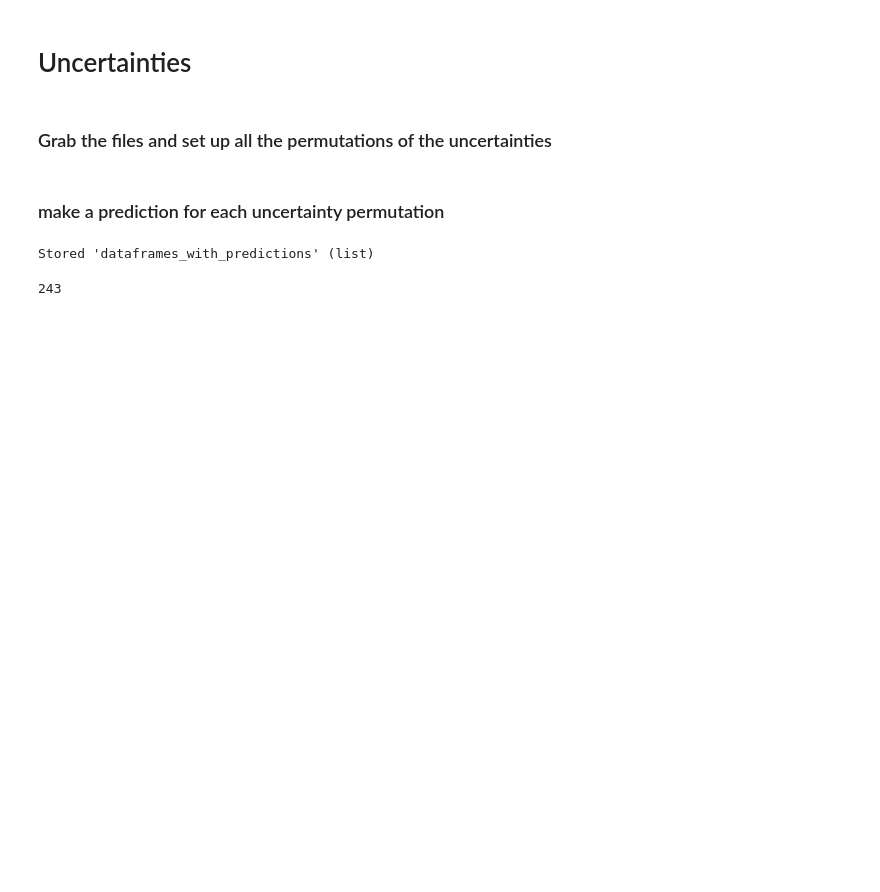
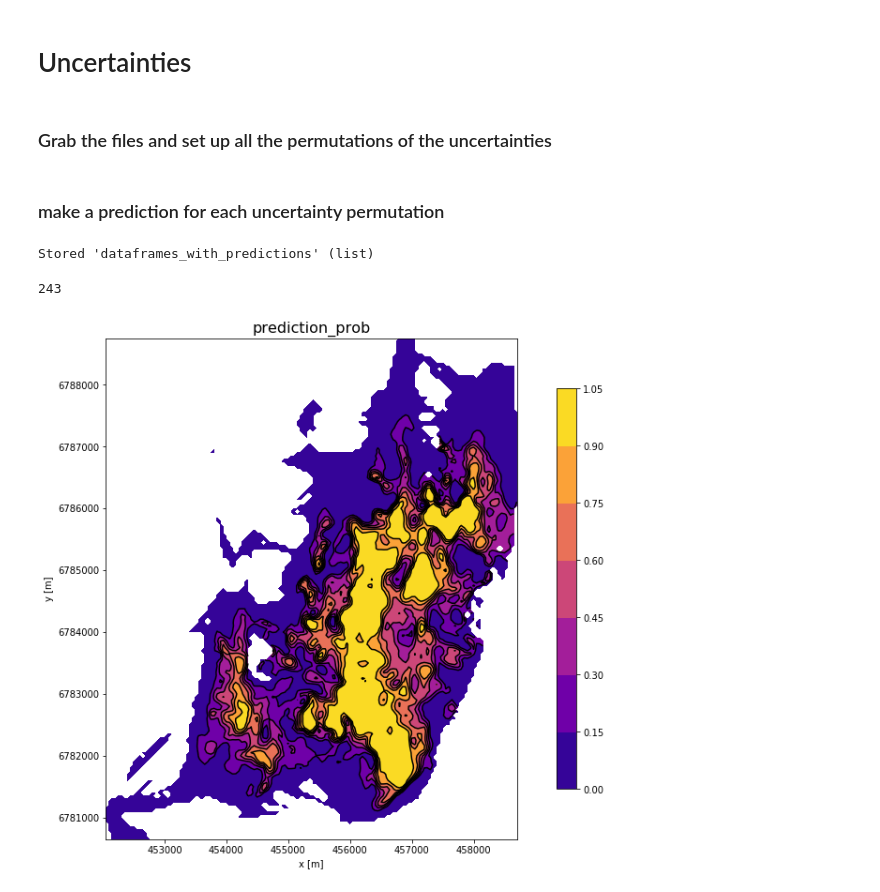
Before and after one commit to Nozziel/OGA2018_SweetSpotPrediction, a Jupyter notebook: Notebooks/06 Uncertainty.ipynb, the cells around one changed output. Saved outputs shown, nothing was run; the diff lists cells and outputs as text; code cells hidden in the pictures; blank space fills up the shorter version.

```diff
--- a/Notebooks/06 Uncertainty.ipynb
+++ b/Notebooks/06 Uncertainty.ipynb
@@ -199,7 +199,7 @@ dataframes_with_predictions = []
 
 for df_unc in dataframes_unc:
     df_clean = clean_columns(df_unc)
-    df_clean['prediction'] = model.predict_proba(preprocessing.transform(df_clean[features]))[:,1]
+    df_clean['prediction_prob'] = model.predict_proba(preprocessing.transform(df_clean[features]))[:,1]
     #ssp.plot_map(df_clean, 'prediction', dtype='cat')
     dataframes_with_predictions.append(df_clean)
 # %%
@@ -210,3 +210,8 @@ Stored 'dataframes_with_predictions' (list)
 len(dataframes_with_predictions)
 # %% [output]
 243
+# %%
+sampleA = dataframes_with_predictions[13]
+ssp.plot_map(sampleA, 'prediction_prob')
+# %% [output]
+[figure, added]
```
Also changed, not shown: parts of 3 cells of this notebook.
